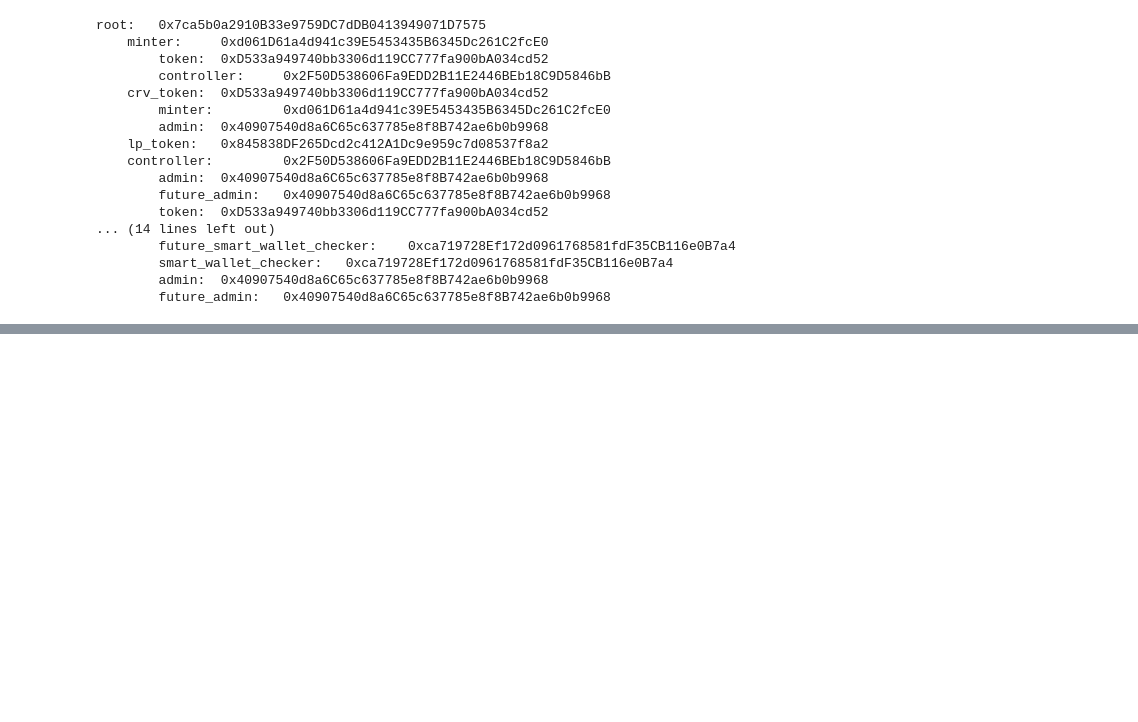
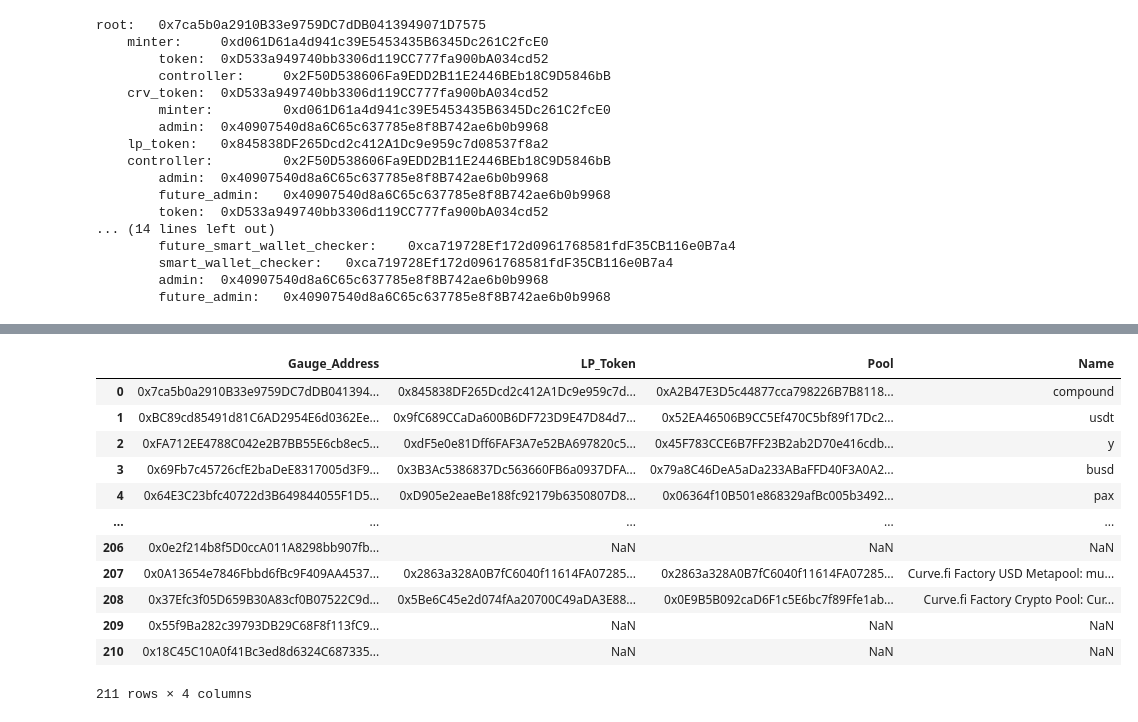
Before and after one commit to DoominEth/Web3DataSandbox, a Jupyter notebook: Untitled.ipynb, the cells around one changed output, grey strips where cells are left out. Drawn from its saved outputs; the diff is of its cells as text; code cells hidden in the pictures; blank space fills up the shorter version.

Commit message:
Gauge / LP Token / Pool mapping, NOTE: Missing info on multichain addresses

```diff
--- a/Untitled.ipynb
+++ b/Untitled.ipynb
@@ -186,0 +305,43 @@ root:   0x7ca5b0a2910B33e9759DC7dDB0413949071D7575
+# %%
+def buildGaugeMappingFromGaugeController():
+    #mapping DF
+    gaugeMappingDF = pd.DataFrame()
+
+    #Missing details counter
+    counter = 0
+
+    #Gauge Controller Address
+    gaugeControllerAddress = Web3.toChecksumAddress('0x2F50D538606Fa9EDD2B11E2446BEb18C9D5846bB' )
+    gaugeControllerAddressABI = etherscan.get_contract_abi(gaugeControllerAddress)
+    gaugeControllerAddressContract = web3.eth.contract(address=gaugeControllerAddress, abi=gaugeControllerAddressABI)
+
+    #Registry Address
+    regAddress = Web3.toChecksumAddress('0xF98B45FA17DE75FB1aD0e7aFD971b0ca00e379fC')
+    regAddressABI =  etherscan.get_contract_abi(regAddress)
+    regAddressContract = web3.eth.contract(address=regAddress, abi=regAddressABI)
+
+    for i in range(gaugeControllerAddressContract.functions.n_gauges().call()):
+    #for i in range(2):
+        gaugeAddr = Web3.toChecksumAddress(gaugeControllerAddressContract.functions.gauges(i).call())
+        try:
+            gaugeAddr = Web3.toChecksumAddress(gaugeControllerAddressContract.functions.gauges(i).call())
+            gaugeMappingDF.loc[i, 'Gauge_Address'] = gaugeAddr
+
+            currentGaugeABI = etherscan.get_contract_abi(gaugeAddr)
+            currentGaugeContract = web3.eth.contract(address=gaugeAddr, abi=currentGaugeABI)
+
+            lpTokenAddr = currentGaugeContract.functions.lp_token().call()
+            gaugeMappingDF.loc[i, 'LP_Token'] = lpTokenAddr
+
+            pool = Web3.toChecksumAddress(regAddressContract.functions.get_pool_from_lp_token(lpTokenAddr).call())
+            gaugeMappingDF.loc[i, 'Pool'] = pool
+
+            gaugeMappingDF.loc[i, 'Name'] = regAddressContract.functions.get_pool_name(pool).call()
+
+        except:
+            print(f'{counter}. missing information for: {gaugeAddr}')
+            counter += 1
+
+    return gaugeMappingDF
+# %%
+test = buildGaugeMappingFromGaugeController()
@@ -186,0 +366,16 @@ root:   0x7ca5b0a2910B33e9759DC7dDB0413949071D7575
+# %%
+test
+# %% [output]
+|  | Gauge_Address | LP_Token | Pool | Name |
+| 0 | 0x7ca5b0a2910B33e9759DC7dDB041394... | 0x845838DF265Dcd2c412A1Dc9e959c7d... | 0xA2B47E3D5c44877cca798226B7B8118... | compound |
+| 1 | 0xBC89cd85491d81C6AD2954E6d0362Ee... | 0x9fC689CCaDa600B6DF723D9E47D84d7... | 0x52EA46506B9CC5Ef470C5bf89f17Dc2... | usdt |
+| 2 | 0xFA712EE4788C042e2B7BB55E6cb8ec5... | 0xdF5e0e81Dff6FAF3A7e52BA697820c5... | 0x45F783CCE6B7FF23B2ab2D70e416cdb... | y |
+| 3 | 0x69Fb7c45726cfE2baDeE8317005d3F9... | 0x3B3Ac5386837Dc563660FB6a0937DFA... | 0x79a8C46DeA5aDa233ABaFFD40F3A0A2... | busd |
+| 4 | 0x64E3C23bfc40722d3B649844055F1D5... | 0xD905e2eaeBe188fc92179b6350807D8... | 0x06364f10B501e868329afBc005b3492... | pax |
+| ... | ... | ... | ... | ... |
+| 206 | 0x0e2f214b8f5D0ccA011A8298bb907fb... | NaN | NaN | NaN |
+| 207 | 0x0A13654e7846Fbbd6fBc9F409AA4537... | 0x2863a328A0B7fC6040f11614FA07285... | 0x2863a328A0B7fC6040f11614FA07285... | Curve.fi Factory USD Metapool: mu... |
+| 208 | 0x37Efc3f05D659B30A83cf0B07522C9d... | 0x5Be6C45e2d074fAa20700C49aDA3E88... | 0x0E9B5B092caD6F1c5E6bc7f89Ffe1ab... | Curve.fi Factory Crypto Pool: Cur... |
+| 209 | 0x55f9Ba282c39793DB29C68F8f113fC9... | NaN | NaN | NaN |
+| 210 | 0x18C45C10A0f41Bc3ed8d6324C687335... | NaN | NaN | NaN |
+211 rows × 4 columns
```
Also changed, not shown: parts of 17 cells of this notebook, 1 other file.
